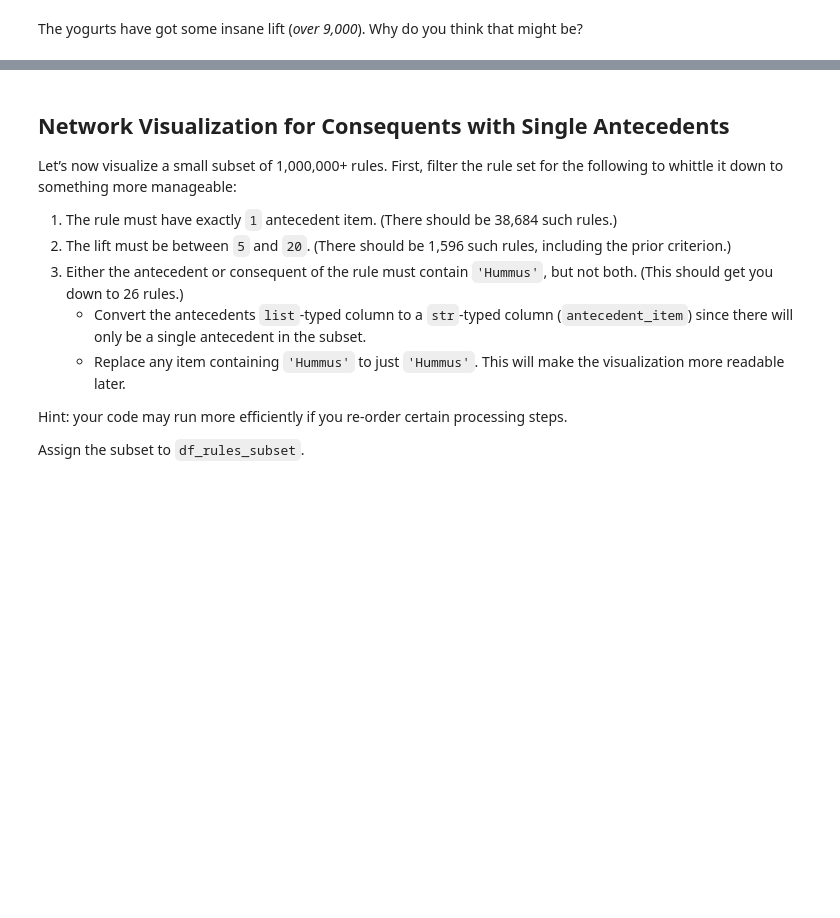
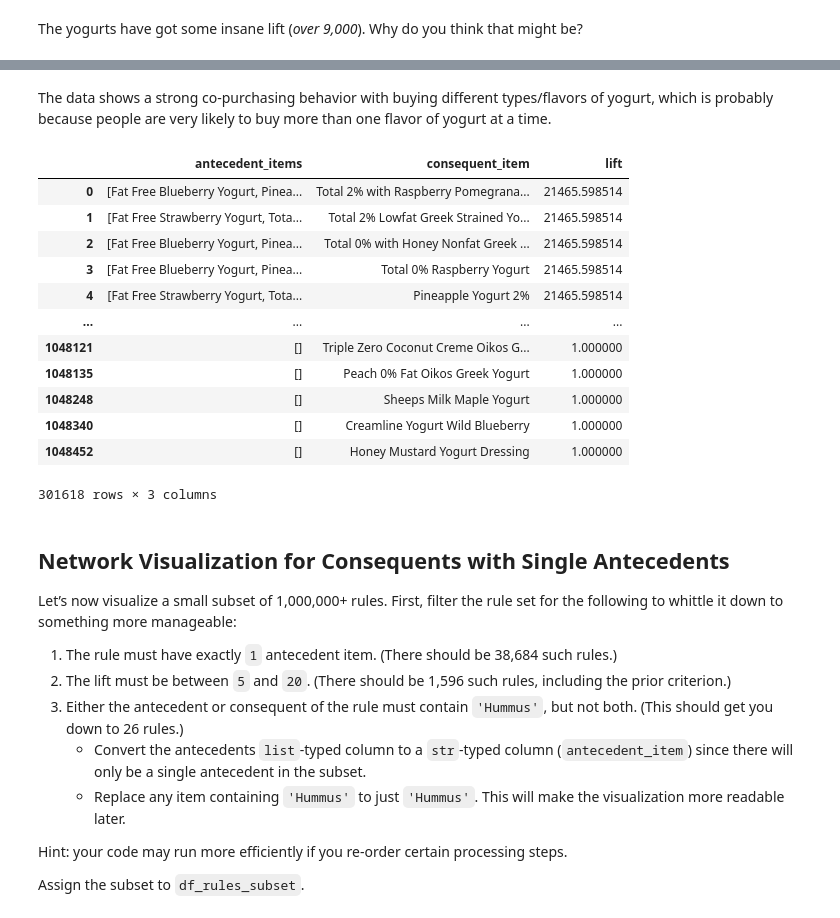
Before and after one commit to Aaleia/my-fork-2024-fall-data-science, a Jupyter notebook: Week-05-Unsupervised-Learning/Exercise-AF.ipynb, the cells around one changed output, grey strips where cells are left out. Cells and saved outputs as stored; diff of their text form; code cells hidden in the pictures; blank space fills up the shorter version.

```diff
--- a/Week-05-Unsupervised-Learning/Exercise-AF.ipynb
+++ b/Week-05-Unsupervised-Learning/Exercise-AF.ipynb
@@ -66,5 +93,24 @@ The yogurts have got some insane lift (*over 9,000*). Why do you think that migh
+# %% [markdown]
+The data shows a strong co-purchasing behavior with buying different types/flavors of yogurt, which is probably because people are very likely to buy more than one flavor of yogurt at a time.
 # %%
 # Query the rule set if you have to to find out more.
+
+df_yogurt_rules = df_rules[df_rules['consequent_item'].apply(lambda x: 'Yogurt' in x)]
+df_yogurt_rules[['antecedent_items', 'consequent_item', 'lift']]
+# %% [output]
+|  | antecedent_items | consequent_item | lift |
+| 0 | [Fat Free Blueberry Yogurt, Pinea... | Total 2% with Raspberry Pomegrana... | 21465.598514 |
+| 1 | [Fat Free Strawberry Yogurt, Tota... | Total 2% Lowfat Greek Strained Yo... | 21465.598514 |
+| 2 | [Fat Free Blueberry Yogurt, Pinea... | Total 0% with Honey Nonfat Greek ... | 21465.598514 |
+| 3 | [Fat Free Blueberry Yogurt, Pinea... | Total 0% Raspberry Yogurt | 21465.598514 |
+| 4 | [Fat Free Strawberry Yogurt, Tota... | Pineapple Yogurt 2% | 21465.598514 |
+| ... | ... | ... | ... |
+| 1048121 | [] | Triple Zero Coconut Creme Oikos G... | 1.000000 |
+| 1048135 | [] | Peach 0% Fat Oikos Greek Yogurt | 1.000000 |
+| 1048248 | [] | Sheeps Milk Maple Yogurt | 1.000000 |
+| 1048340 | [] | Creamline Yogurt Wild Blueberry | 1.000000 |
+| 1048452 | [] | Honey Mustard Yogurt Dressing | 1.000000 |
+301618 rows × 3 columns
 # %% [markdown]
 ## Network Visualization for Consequents with Single Antecedents
 
```
Also changed, not shown: parts of 10 cells of this notebook.
